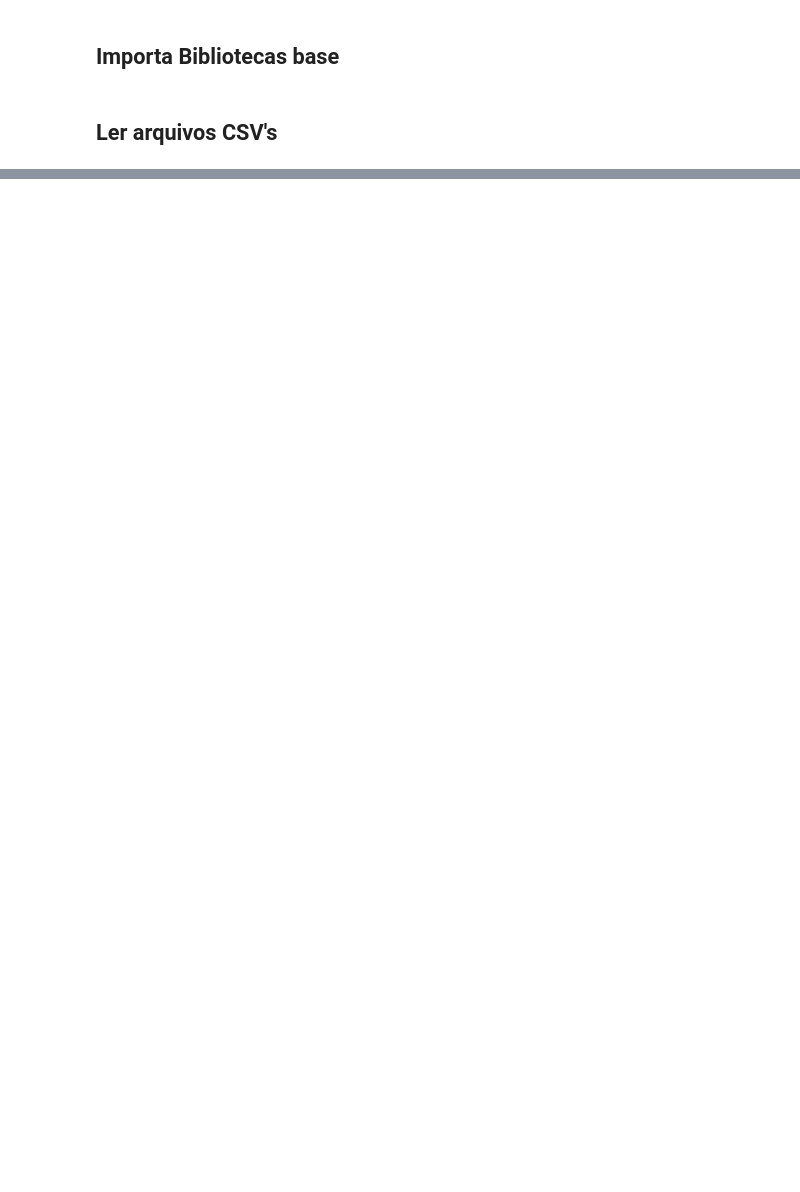
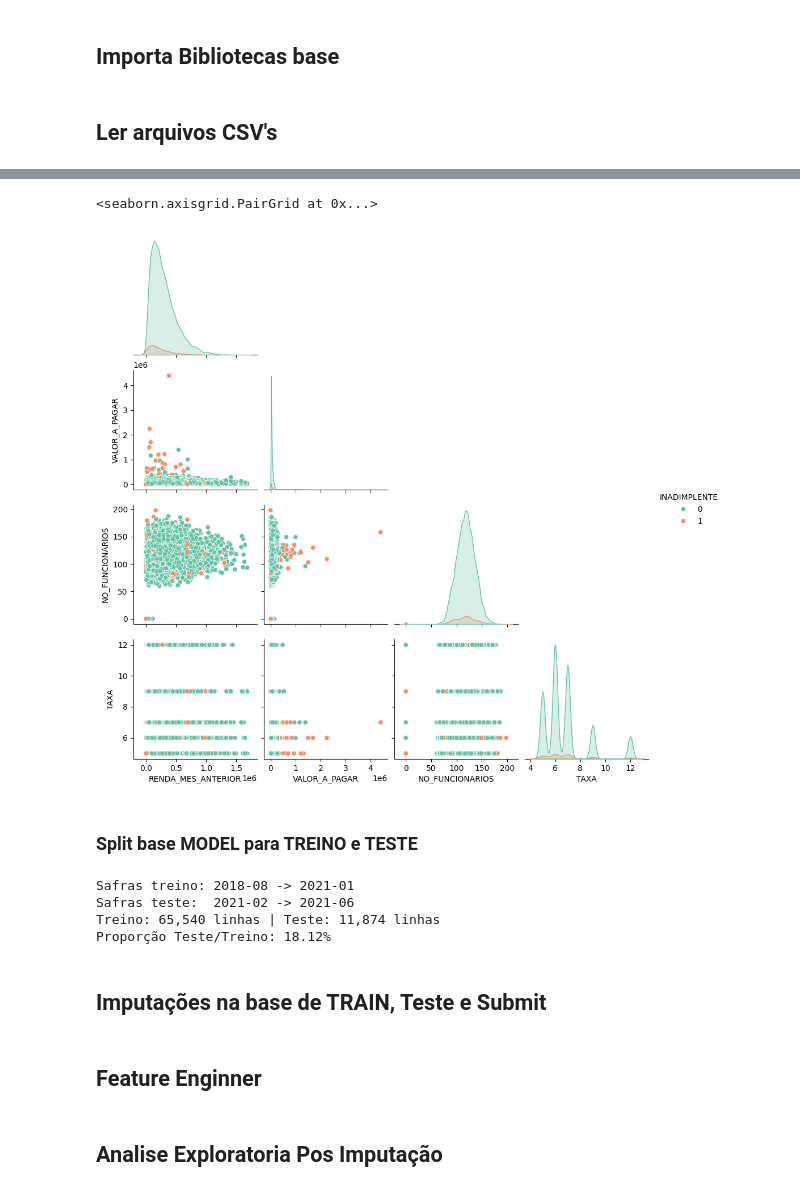
Before and after one commit to Cleyton-Nobre/datarisk-case-ds-junior, a Jupyter notebook: solution.ipynb, the cells around one changed output, grey strips where cells are left out. Saved outputs shown, nothing was run; the diff lists cells and outputs as text; code cells hidden in the pictures; blank space fills up the shorter version.

Commit message:
analise exploratoria

```diff
--- a/solution.ipynb
+++ b/solution.ipynb
@@ -326,0 +207,29 @@ data_pagamentos_desenvolvimento
+# %%
+sns.pairplot(base_model[variaveis_numericas], diag_kind="kde", corner=True, hue="INADIMPLENTE", palette="Set2")
+# %% [output]
+<seaborn.axisgrid.PairGrid at 0x...>
+[figure, added]
+# %% [markdown]
+### Split base MODEL para TREINO e TESTE
+# %%
+safras_ordenadas = sorted(base_model["SAFRA_REF"].unique())
+
+n_test_safras = 5
+
+safras_train = safras_ordenadas[:-n_test_safras]
+safras_test  = safras_ordenadas[-n_test_safras:]
+
+train = base_model[base_model["SAFRA_REF"].isin(safras_train)]
+test  = base_model[base_model["SAFRA_REF"].isin(safras_test)]
+
+print(f"Safras treino: {safras_train[0]} -> {safras_train[-1]}")
+print(f"Safras teste:  {safras_test[0]} -> {safras_test[-1]}")
+print(f"Treino: {len(train):,} linhas | Teste: {len(test):,} linhas")
+print(f"Proporção Teste/Treino: {len(test)/len(train):.2%}")
+# %% [output]
+Safras treino: 2018-08 -> 2021-01
+Safras teste:  2021-02 -> 2021-06
+Treino: 65,540 linhas | Teste: 11,874 linhas
+Proporção Teste/Treino: 18.12%
+# %% [markdown]
+## Imputações na base de TRAIN, Teste e Submit
@@ -326,0 +400,2 @@ data_pagamentos_desenvolvimento
+# %% [markdown]
+## Feature Enginner
@@ -326,0 +404,2 @@ data_pagamentos_desenvolvimento
+# %% [markdown]
+## Analise Exploratoria Pos Imputação
```
Also changed, not shown: parts of 44 cells of this notebook, 1 other file.
